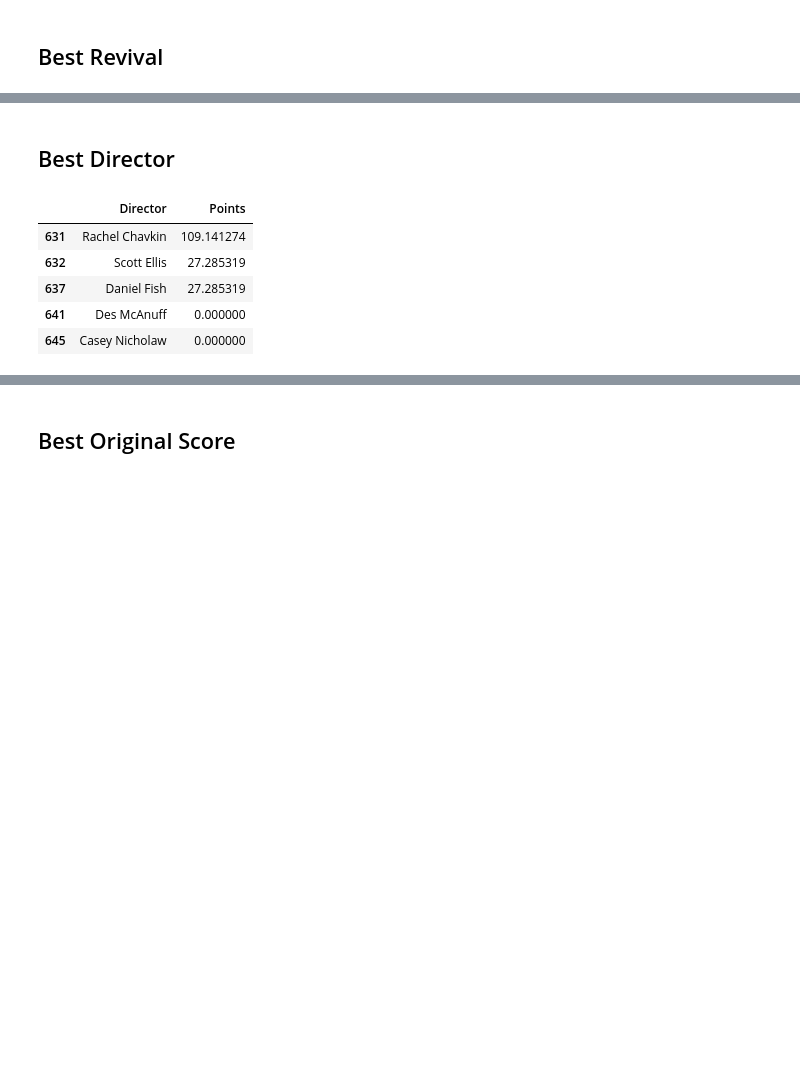
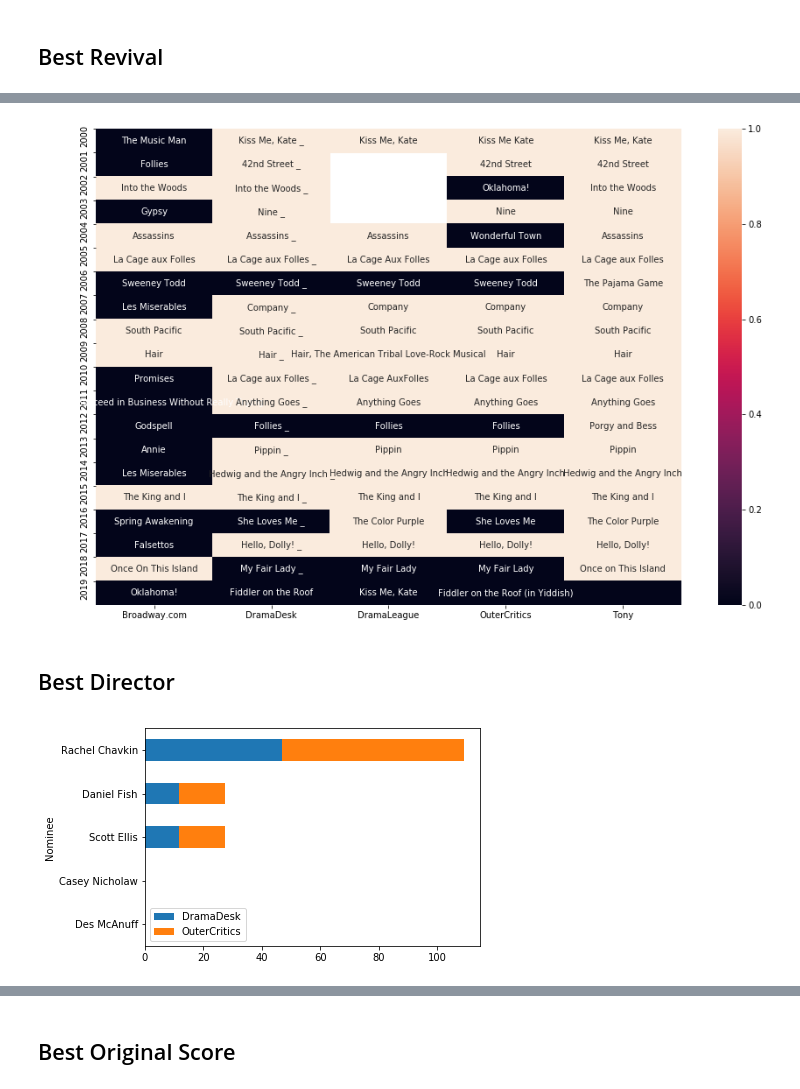
Before and after one commit to drsaunders/tony-award-prediction, a Jupyter notebook: tony-award-prediction.ipynb, the cells around one changed output, grey strips where cells are left out. Drawn from its saved outputs; the diff is of its cells as text; code cells hidden in the pictures; blank space fills up the shorter version.

```diff
--- a/tony-award-prediction.ipynb
+++ b/tony-award-prediction.ipynb
@@ -138,11 +160,10 @@ predict_category('Revival', pretonys, tony)
+# %%
+show_award_history('Revival', pretonys,tony)
+# %% [output]
+[figure, added]
 # %% [markdown]
 ## Best Director
 # %%
-predict_category('Director', pretonys, tony)
+plot_points_grid('Director',pretonys,tony)
 # %% [output]
-|  | Director | Points |
-| 631 | Rachel Chavkin | 109.141274 |
-| 632 | Scott Ellis | 27.285319 |
-| 637 | Daniel Fish | 27.285319 |
-| 641 | Des McAnuff | 0.000000 |
-| 645 | Casey Nicholaw | 0.000000 |
+[figure, added]
```
Also changed, not shown: parts of 13 cells of this notebook.
